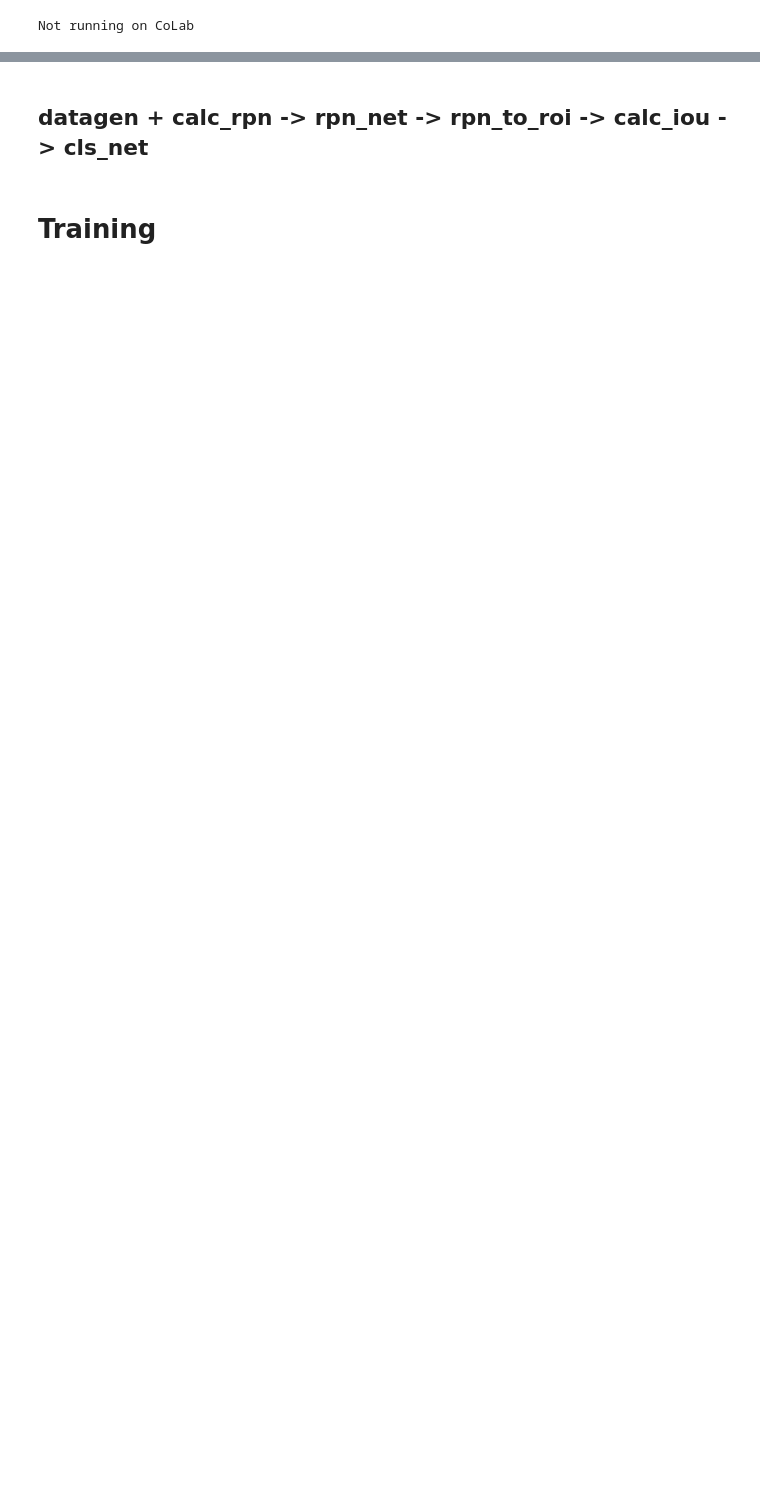
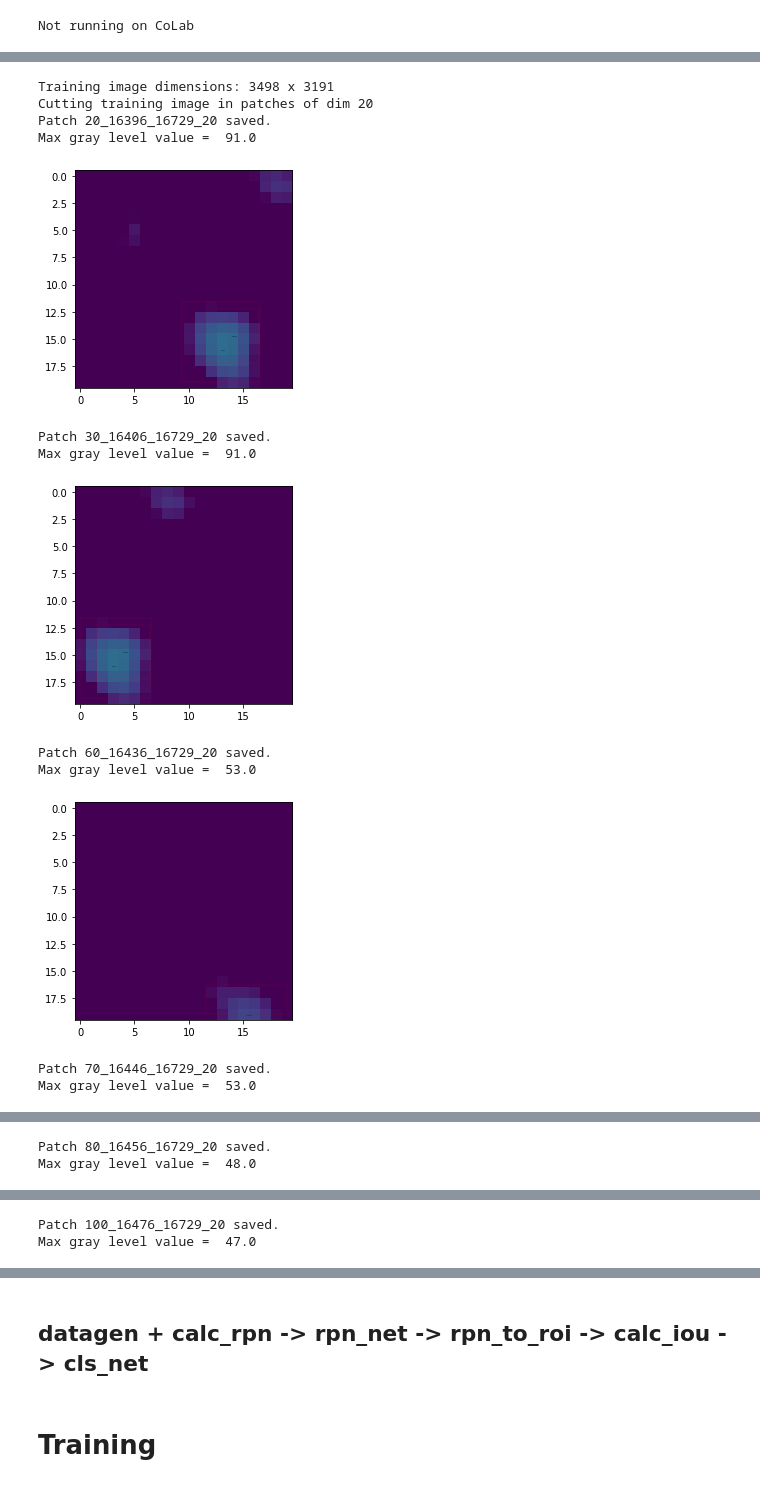
Before and after one commit to Lorenz92/SKADC1, a Jupyter notebook: main.ipynb, the cells around one changed output, grey strips where cells are left out. Saved outputs shown, nothing was run; the diff lists cells and outputs as text; code cells hidden in the pictures; blank space fills up the shorter version.

```diff
--- a/main.ipynb
+++ b/main.ipynb
@@ -78,3 +108,17 @@ ska_dataset.cleaned_train_df[['width', 'height', 'area_orig']].quantile([.1,.2,.
 # %%
 show_plot = True
-ska_dataset.generate_patches(limit=1, plot_patches=show_plot) # Remember to remove internal return
+ska_dataset.generate_patches(limit=5, plot_patches=show_plot) # Remember to remove internal return
+# %% [output]
+Training image dimensions: 3498 x 3191
+Cutting training image in patches of dim 20
+Patch 20_16396_16729_20 saved.
+Max gray level value =  91.0
+[figure, added]
+Patch 30_16406_16729_20 saved.
+Max gray level value =  91.0
+[figure, added]
+Patch 60_16436_16729_20 saved.
+Max gray level value =  53.0
+[figure, added]
+Patch 70_16446_16729_20 saved.
+Max gray level value =  53.0
@@ -80,0 +126,2 @@ ska_dataset.generate_patches(limit=1, plot_patches=show_plot) # Remember to remo
+Patch 80_16456_16729_20 saved.
+Max gray level value =  48.0
@@ -80,0 +129,2 @@ ska_dataset.generate_patches(limit=1, plot_patches=show_plot) # Remember to remo
+Patch 100_16476_16729_20 saved.
+Max gray level value =  47.0
```
Also changed, not shown: parts of 20 cells of this notebook, 8 other files.
